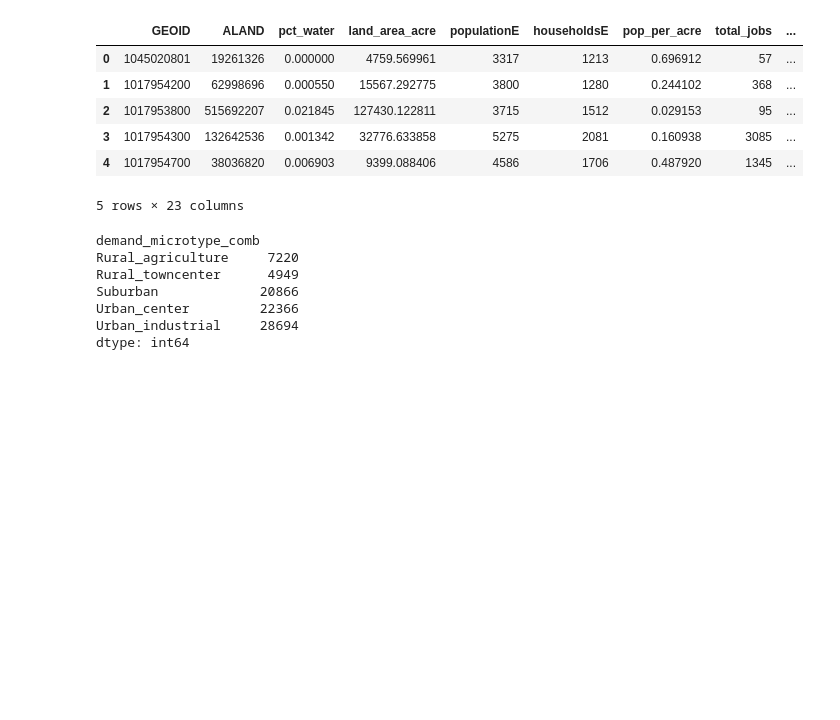
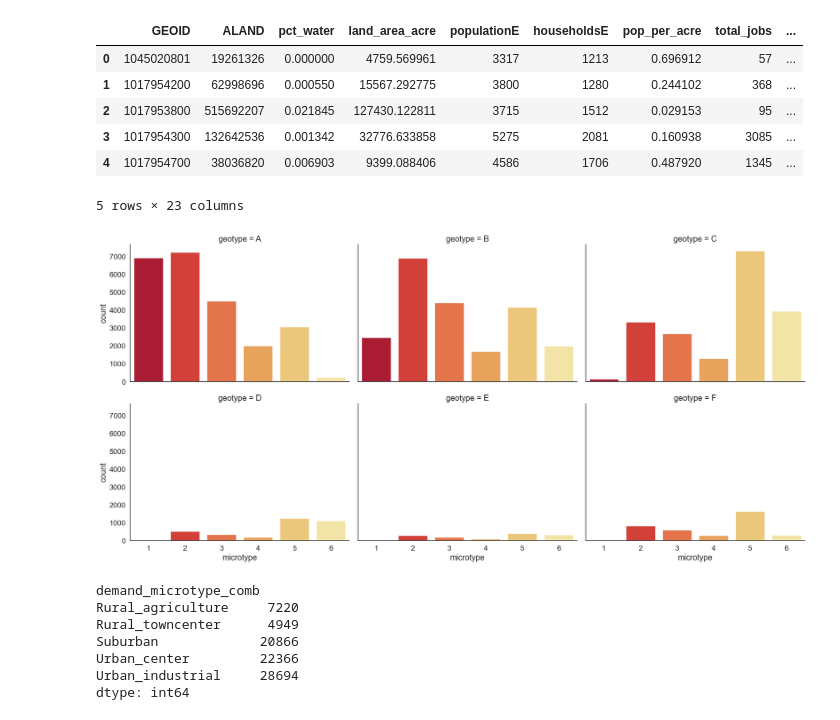
Before and after one commit to LBNL-UCB-STI/GEMS-data, a Jupyter notebook: spatial_cluster/validate_cluster_output.ipynb, the cells around one changed output. Drawn from its saved outputs; the diff is of its cells as text; code cells hidden in the pictures; blank space fills up the shorter version.

Commit message:
revise color code for v1 typology

```diff
--- a/spatial_cluster/validate_cluster_output.ipynb
+++ b/spatial_cluster/validate_cluster_output.ipynb
@@ -37,6 +37,34 @@ Index(['GEOID', 'ALAND', 'pct_water', 'land_area_acre', 'populationE',
 | 3 | 1017954300 | 132642536 | 0.001342 | 32776.633858 | 5275 | 2081 | 0.160938 | 3085 | ... |
 | 4 | 1017954700 | 38036820 | 0.006903 | 9399.088406 | 4586 | 1706 | 0.487920 | 1345 | ... |
 5 rows × 23 columns
+# %%
+# plot V1 cluster
+v1_cluster_result_count = v1_cluster.groupby(['geotype', 'microtype']).size()
+# v1_cluster_result_count.head(5)
+
+v1_cluster_result_count = v1_cluster_result_count.reset_index()
+v1_cluster_result_count.columns = ['geotype', 'microtype', 'count']
+v1_cluster_result_count.head(5)
+
+sns.set_theme(style="white", font_scale=1.4)
+ax = sns.catplot(data = v1_cluster_result_count,
+            x="microtype", y="count",
+            col="geotype",
+            col_wrap = 3, kind="bar",
+            # hue_order = order_network,
+            # order = order_demand,
+            palette = 'YlOrRd_r',
+            height = 5, aspect = 1.4, sharey = True)
+# ax.set_titles("{col_name}")
+# plt.xticks(rotation = 90, ha= 'right')
+for axn in ax.axes.flat:
+    for label in axn.get_xticklabels():
+        label.set_rotation(0)
+plt.savefig('Plot/V1_tract_by_typology.png', dpi = 300,
+           bbox_inches = 'tight')
+plt.show()
+# %% [output]
+[figure, added]
 # %%
 # count of clusters
 cluster_result_count = cluster_results.groupby('demand_microtype_comb').size()
```
